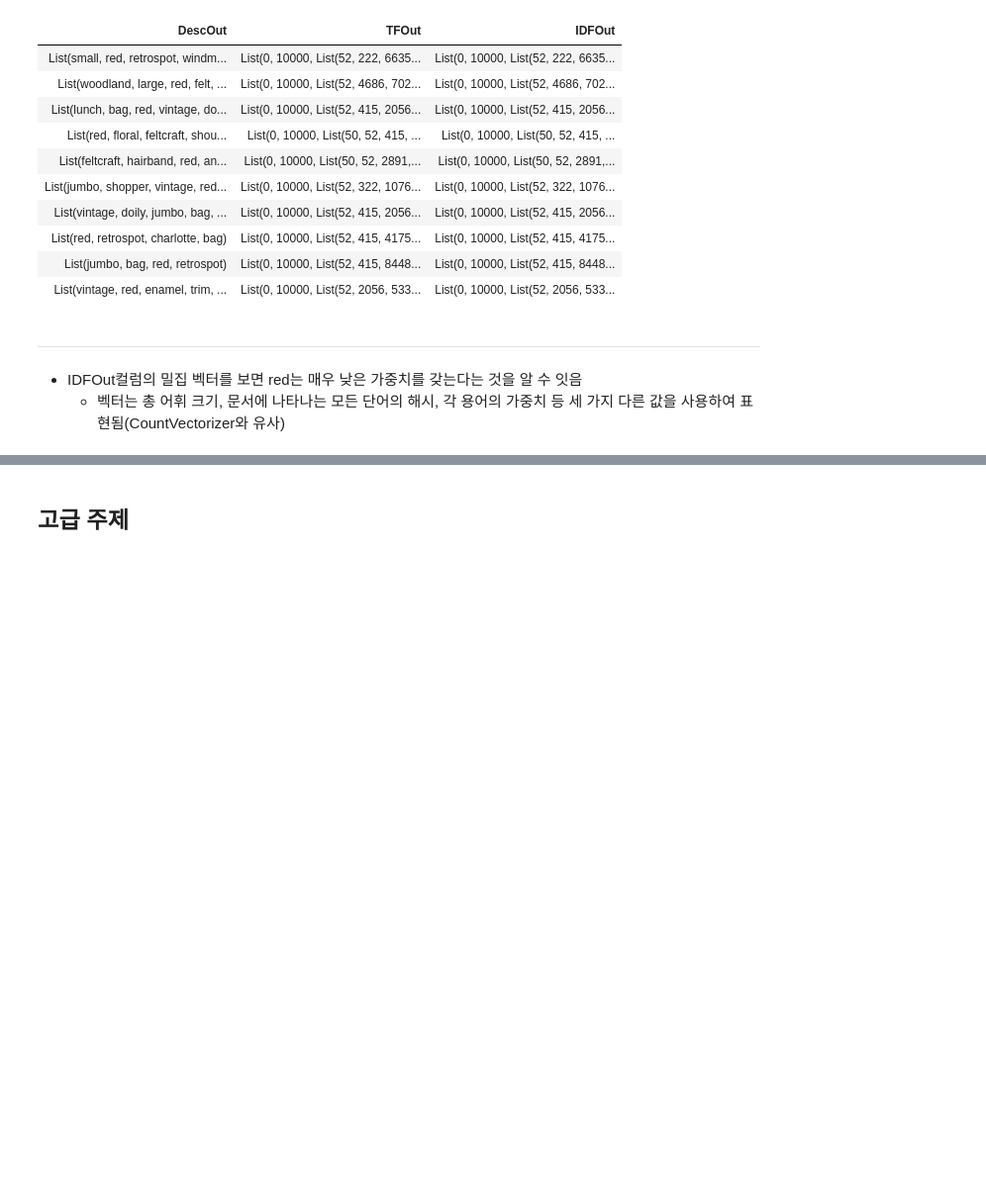
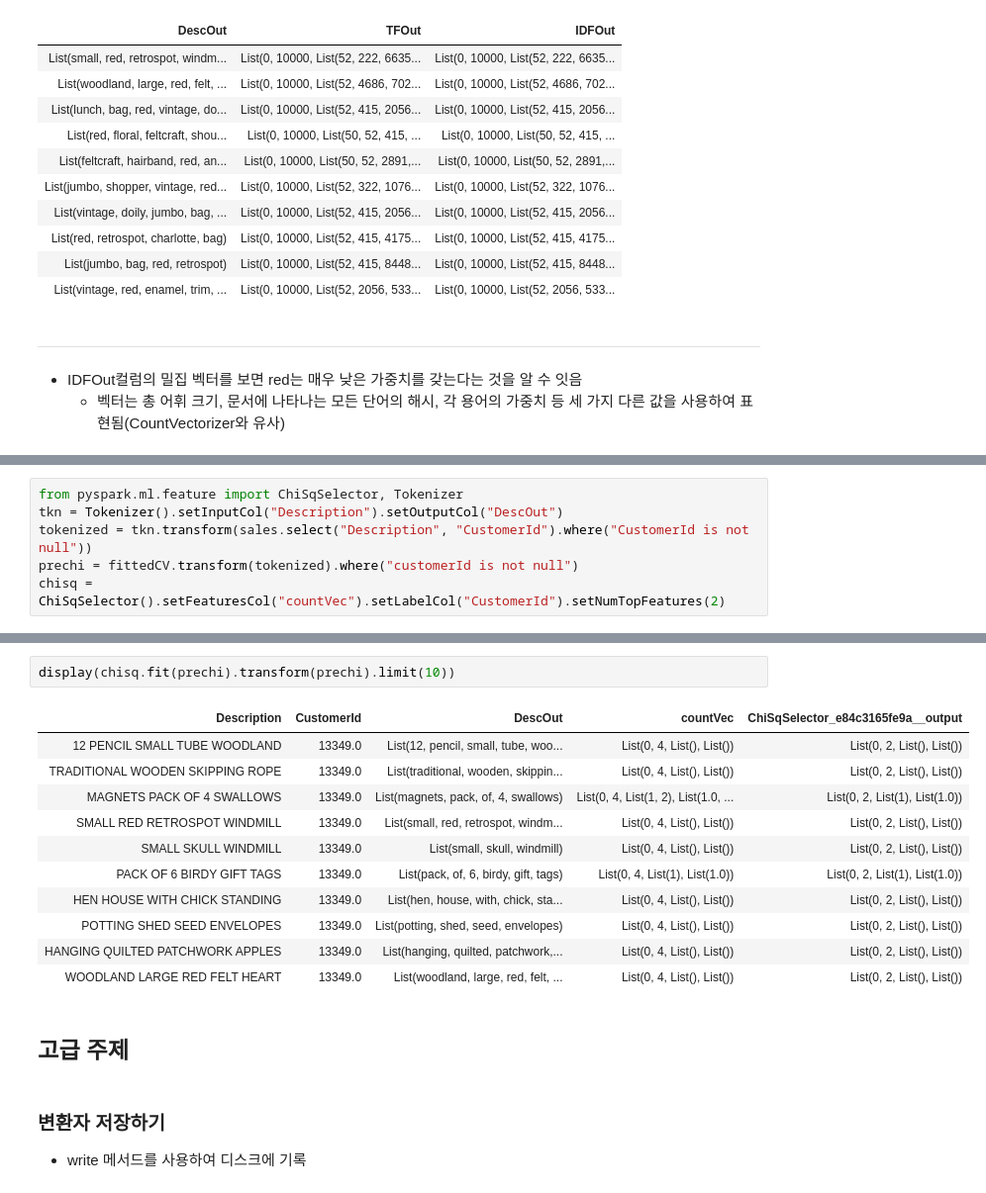
Before and after one commit to PingPingE/Spark, a Jupyter notebook: Part6/Chapter25-2.ipynb, the cells around one changed output, grey strips where cells are left out. Shown at 99% size. Drawn from its saved outputs; the diff is of its cells as text; blank space fills up the shorter version.

```diff
--- a/Part6/Chapter25-2.ipynb
+++ b/Part6/Chapter25-2.ipynb
@@ -299,0 +370,6 @@ display(idf.fit(trans_tf).transform(trans_tf).limit(10))
+# %%
+from pyspark.ml.feature import ChiSqSelector, Tokenizer
+tkn = Tokenizer().setInputCol("Description").setOutputCol("DescOut")
+tokenized = tkn.transform(sales.select("Description", "CustomerId").where("CustomerId is not null"))
+prechi = fittedCV.transform(tokenized).where("customerId is not null")
+chisq = ChiSqSelector().setFeaturesCol("countVec").setLabelCol("CustomerId").setNumTopFeatures(2)
@@ -300,2 +378,19 @@ display(idf.fit(trans_tf).transform(trans_tf).limit(10))
+# %%
+display(chisq.fit(prechi).transform(prechi).limit(10))
+# %% [output]
+| Description | CustomerId | DescOut | countVec | ChiSqSelector_e84c3165fe9a__output |
+| 12 PENCIL SMALL TUBE WOODLAND | 13349.0 | List(12, pencil, small, tube, woo... | List(0, 4, List(), List()) | List(0, 2, List(), List()) |
+| TRADITIONAL WOODEN SKIPPING ROPE | 13349.0 | List(traditional, wooden, skippin... | List(0, 4, List(), List()) | List(0, 2, List(), List()) |
+| MAGNETS PACK OF 4 SWALLOWS | 13349.0 | List(magnets, pack, of, 4, swallows) | List(0, 4, List(1, 2), List(1.0, ... | List(0, 2, List(1), List(1.0)) |
+| SMALL RED RETROSPOT WINDMILL | 13349.0 | List(small, red, retrospot, windm... | List(0, 4, List(), List()) | List(0, 2, List(), List()) |
+| SMALL SKULL WINDMILL | 13349.0 | List(small, skull, windmill) | List(0, 4, List(), List()) | List(0, 2, List(), List()) |
+| PACK OF 6 BIRDY GIFT TAGS | 13349.0 | List(pack, of, 6, birdy, gift, tags) | List(0, 4, List(1), List(1.0)) | List(0, 2, List(1), List(1.0)) |
+| HEN HOUSE WITH CHICK STANDING | 13349.0 | List(hen, house, with, chick, sta... | List(0, 4, List(), List()) | List(0, 2, List(), List()) |
+| POTTING SHED SEED ENVELOPES | 13349.0 | List(potting, shed, seed, envelopes) | List(0, 4, List(), List()) | List(0, 2, List(), List()) |
+| HANGING QUILTED PATCHWORK APPLES | 13349.0 | List(hanging, quilted, patchwork,... | List(0, 4, List(), List()) | List(0, 2, List(), List()) |
+| WOODLAND LARGE RED FELT HEART | 13349.0 | List(woodland, large, red, felt, ... | List(0, 4, List(), List()) | List(0, 2, List(), List()) |
 # %% [markdown]
 ## 고급 주제
+# %% [markdown]
+### 변환자 저장하기
+- write 메서드를 사용하여 디스크에 기록
```
Also changed, not shown: parts of 19 cells of this notebook.
